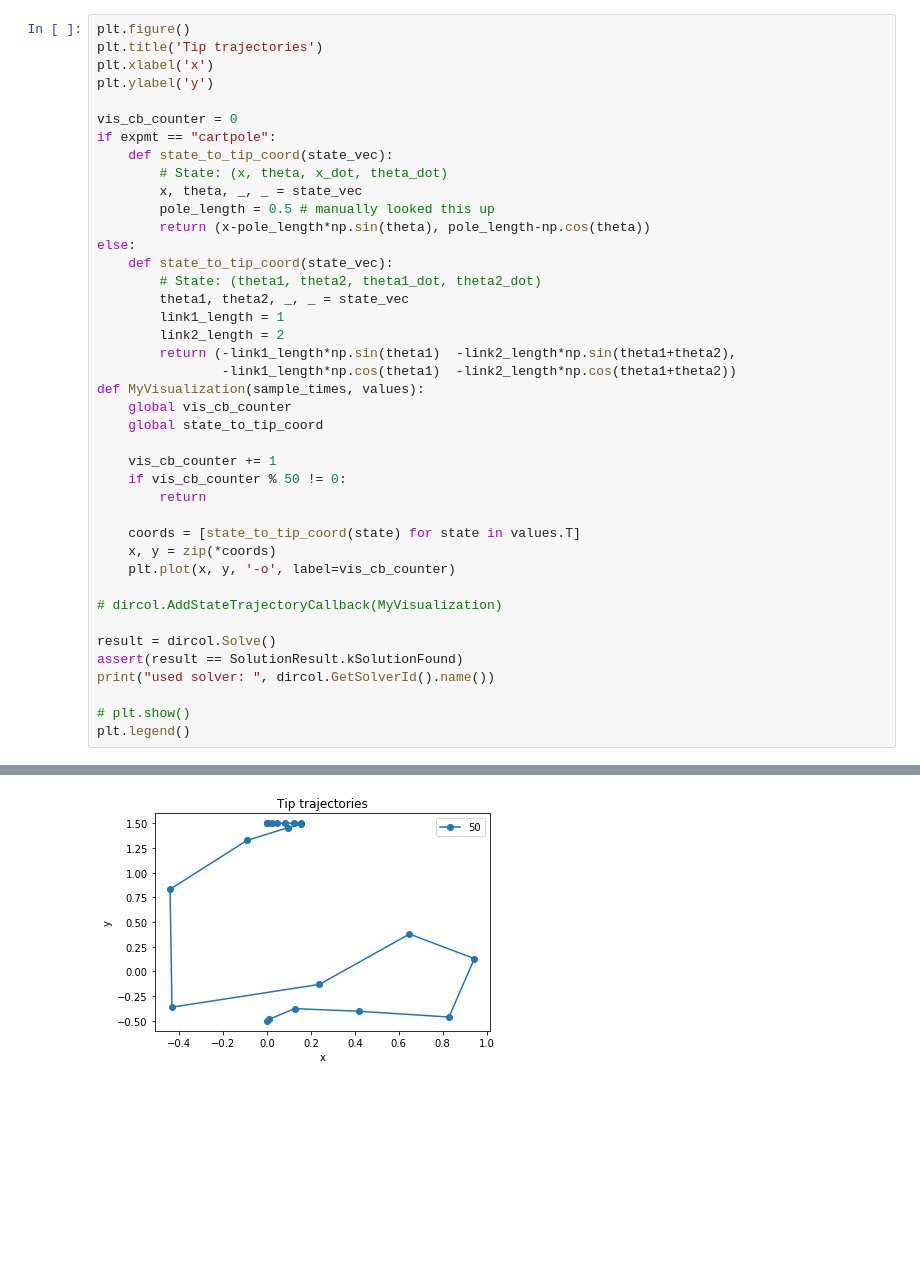
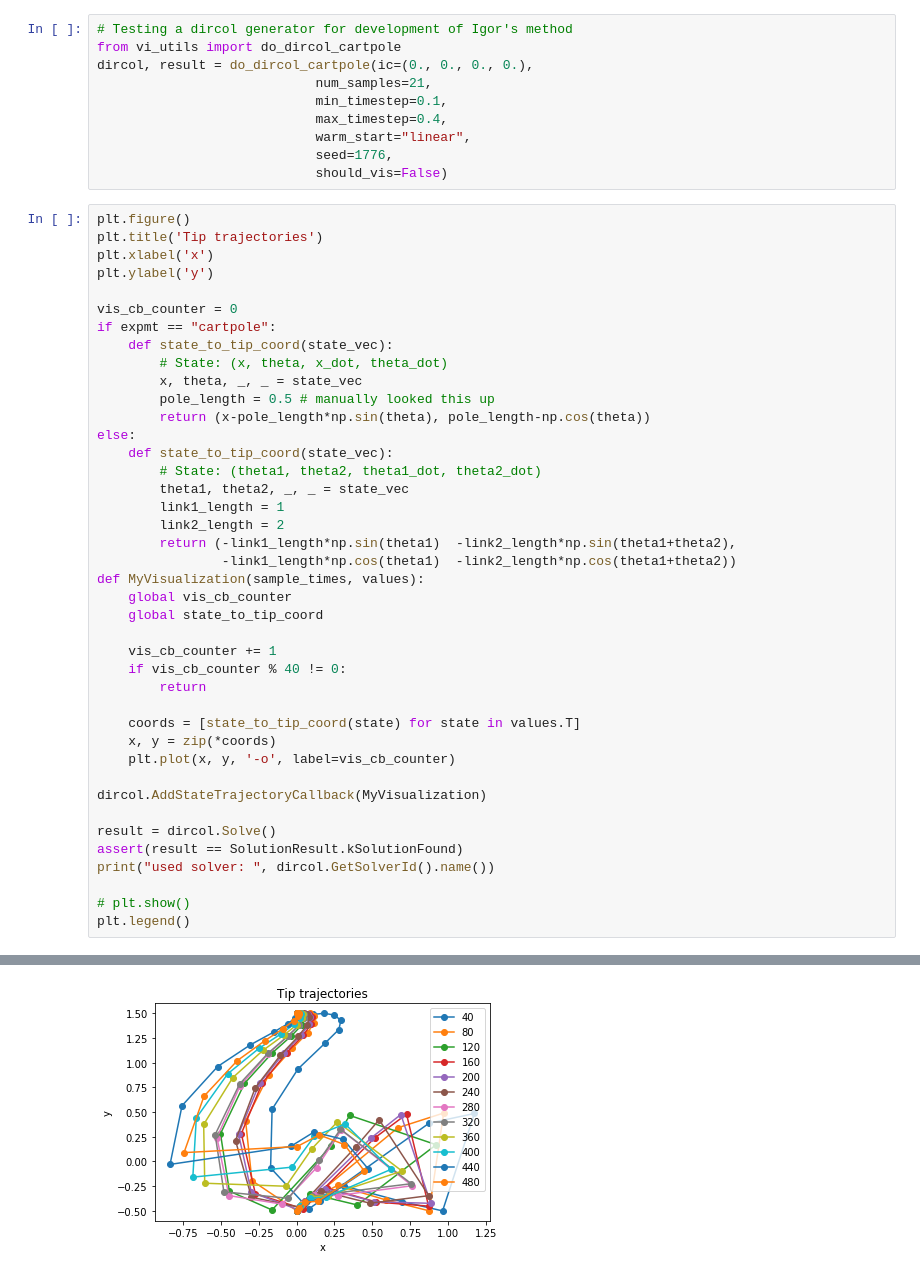
Before and after one commit to robert-verkuil/drake-pytorch, a Jupyter notebook: python/traj/Dircol Swingup - Unpackaged.ipynb, the cells around one changed output, grey strips where cells are left out. Drawn from its saved outputs; the diff is of its cells as text; blank space fills up the shorter version.

Commit message:
Pulled out igor method into file and moving to cartpole, gearing up for visualizing cartpole

```diff
--- a/python/traj/Dircol Swingup - Unpackaged.ipynb
+++ b/python/traj/Dircol Swingup - Unpackaged.ipynb
@@ -87,3 +87,13 @@ dircol.SetInitialTrajectory(PiecewisePolynomial(), initial_x_trajectory)
+# %%
+# Testing a dircol generator for development of Igor's method
+from vi_utils import do_dircol_cartpole
+dircol, result = do_dircol_cartpole(ic=(0., 0., 0., 0.),
+                            num_samples=21,
+                            min_timestep=0.1,
+                            max_timestep=0.4,
+                            warm_start="linear",
+                            seed=1776,
+                            should_vis=False)
 # %%
 plt.figure()
 plt.title('Tip trajectories')
@@ -99,36 +109,36 @@ if expmt == "cartpole":
         return (x-pole_length*np.sin(theta), pole_length-np.cos(theta))
 else:
     def state_to_tip_coord(state_vec):
         # State: (theta1, theta2, theta1_dot, theta2_dot)
         theta1, theta2, _, _ = state_vec
         link1_length = 1
         link2_length = 2
         return (-link1_length*np.sin(theta1)  -link2_length*np.sin(theta1+theta2),
                 -link1_length*np.cos(theta1)  -link2_length*np.cos(theta1+theta2))
 def MyVisualization(sample_times, values):
     global vis_cb_counter
     global state_to_tip_coord
 
     vis_cb_counter += 1
-    if vis_cb_counter % 50 != 0:
+    if vis_cb_counter % 40 != 0:
         return
 
     coords = [state_to_tip_coord(state) for state in values.T]
     x, y = zip(*coords)
     plt.plot(x, y, '-o', label=vis_cb_counter)
 
-# dircol.AddStateTrajectoryCallback(MyVisualization)
+dircol.AddStateTrajectoryCallback(MyVisualization)
 
 result = dircol.Solve()
 assert(result == SolutionResult.kSolutionFound)
 print("used solver: ", dircol.GetSolverId().name())
 
 # plt.show()
 plt.legend()
 # %% [output]
 used solver:  SNOPT
 <matplotlib.legend.Legend at 0x...>
-[figure, old version]
+[figure, new version]
 # %%
 x_trajectory = dircol.ReconstructStateTrajectory()
 
```
Also changed, not shown: parts of 4 cells of this notebook, 4 other files.
